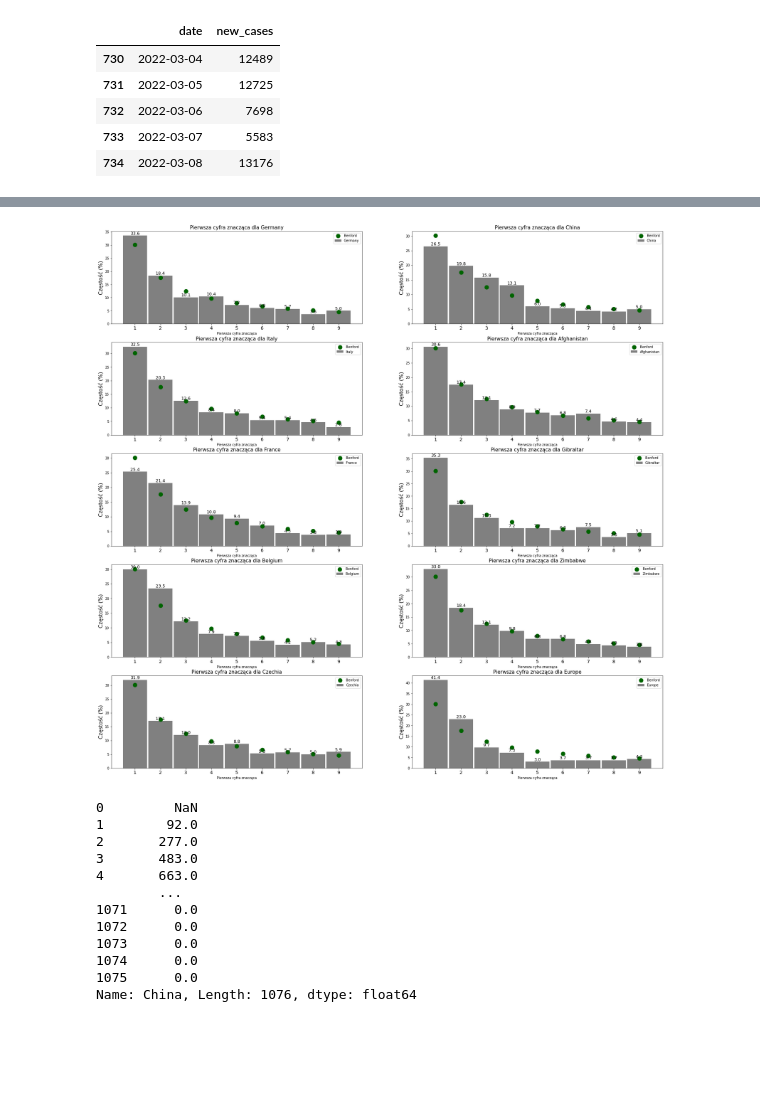
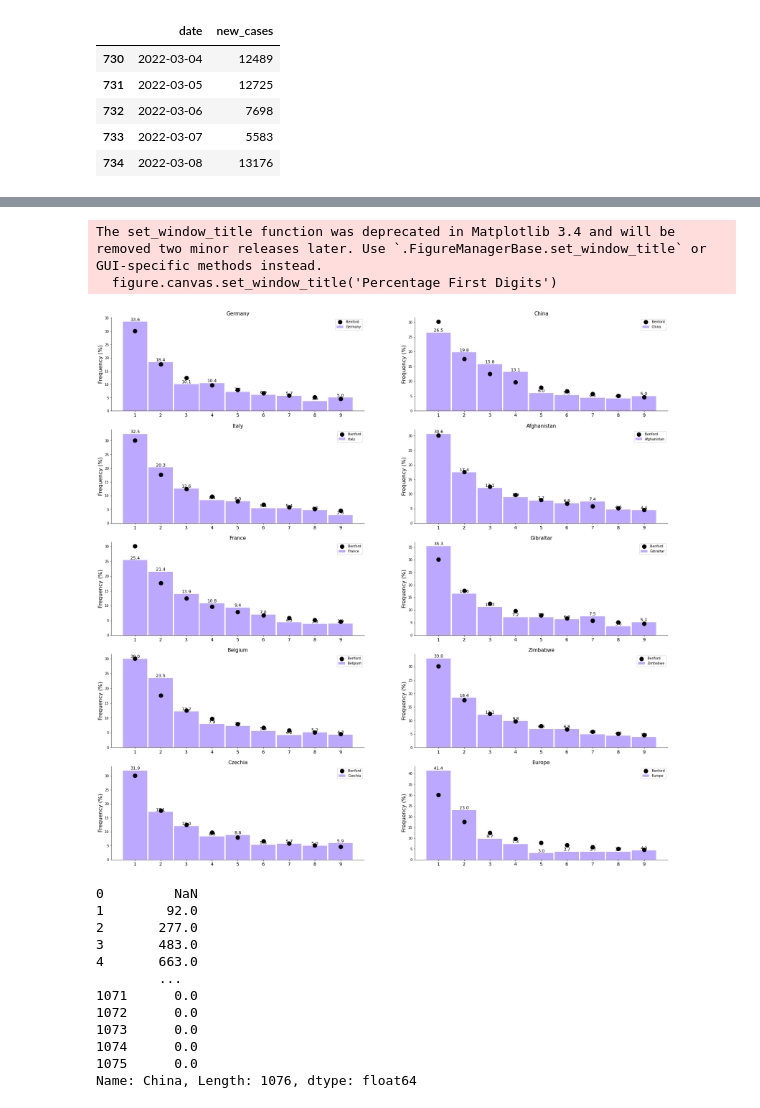
Before and after one commit to antoniperuzynski/BenfordsLaw, a Jupyter notebook: Benford_Law.ipynb, the cells around one changed output, grey strips where cells are left out. Cells and saved outputs as stored; diff of their text form; code cells hidden in the pictures; blank space fills up the shorter version.

```diff
--- a/Benford_Law.ipynb
+++ b/Benford_Law.ipynb
@@ -770,45 +722,47 @@ for i in ["Germany", "Italy", "France", "Belgium", "Europe", "China", "Afghanist
   # text for labels, title and ticks
 
   figure.canvas.set_window_title('Percentage First Digits')
-  axis[k, j].set_title("Pierwsza cyfra znacząca dla " + i, fontsize=15)
-  axis[k, j].set_ylabel('Częstość (%)', fontsize=16)
-  axis[k, j].set_xlabel("Pierwsza cyfra znacząca")
+  axis[k, j].set_title(i, fontsize=15)
+  axis[k, j].set_ylabel('Frequency (%)', fontsize=16)
+  #axis[k, j].set_xlabel("Pierwsza cyfra znacząca")
   axis[k, j].set_xticks(index)
   axis[k, j].set_xticklabels(index, fontsize=14)
 
   # build bars
-  rects = axis[k, j].bar(index, y1, width=0.95, color='gray', label=i)
+  rects = axis[k, j].bar(index, y1, width=0.95, color='#bca8ff', label=i)
 
   # attach a text label above each bar displaying its height
   for rect in rects:
       height = rect.get_height()
       axis[k, j].text(rect.get_x() + rect.get_width()/2, height, '{:0.1f}'.format(height), ha='center', va='bottom', fontsize=13)
   # plot Benford values as red dots
-  axis[k, j].scatter(index, y2, s=150, c='darkgreen', zorder=2, label='Benford')
+  axis[k, j].scatter(index, y2, s=150, c='black', zorder=2, label='Benford')
   # Hide the right and top spines & add legend
-  axis[k, j].spines['right'].set_visible(True)
-  axis[k, j].spines['top'].set_visible(True)
+  axis[k, j].spines['right'].set_visible(False)
+  axis[k, j].spines['top'].set_visible(False)
   axis[k, j].legend(prop={'size':10}, frameon=True)
   # plt.show()
 
   # plt.ylabel("Prawdopodobieństwo")
   # plt.xlabel("Pierwsza cyfra znacząca")
   #plt.title(title)
   #plt.scatter(x, y2, s=150, c='red', zorder=2, marker = 11)
   # plt.plot(x, y2, zorder = 2, c='red')
   # plt.bar(x, y1)
 
 
   # axis[k, j].set_xticks(x)
   # axis[k, j].plot(x, y2, zorder = 2, c='red')
   # axis[k, j].bar(x, y1)
   # axis[k, j].set_title("Pierwsza cyfra znacząca dla " + i)
   k=(k+1)%5
   if k==4: j+=1
   j=(j)%2
 plt.show()
 # %% [output]
+The set_window_title function was deprecated in Matplotlib 3.4 and will be removed two minor releases later. Use `.FigureManagerBase.set_window_title` or GUI-specific methods instead.
+  figure.canvas.set_window_title('Percentage First Digits')
-[figure, old version]
+[figure, new version]
 # %%
 dfAll.China
 # %% [output]
```
Also changed, not shown: parts of 19 cells of this notebook.
